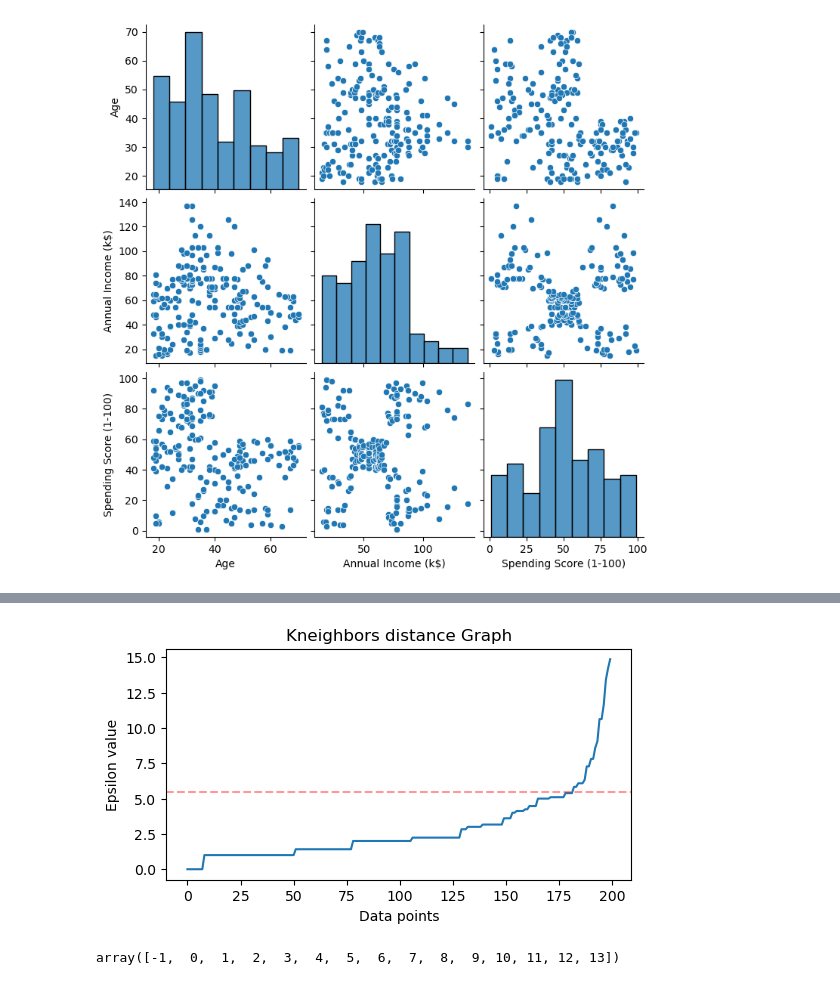
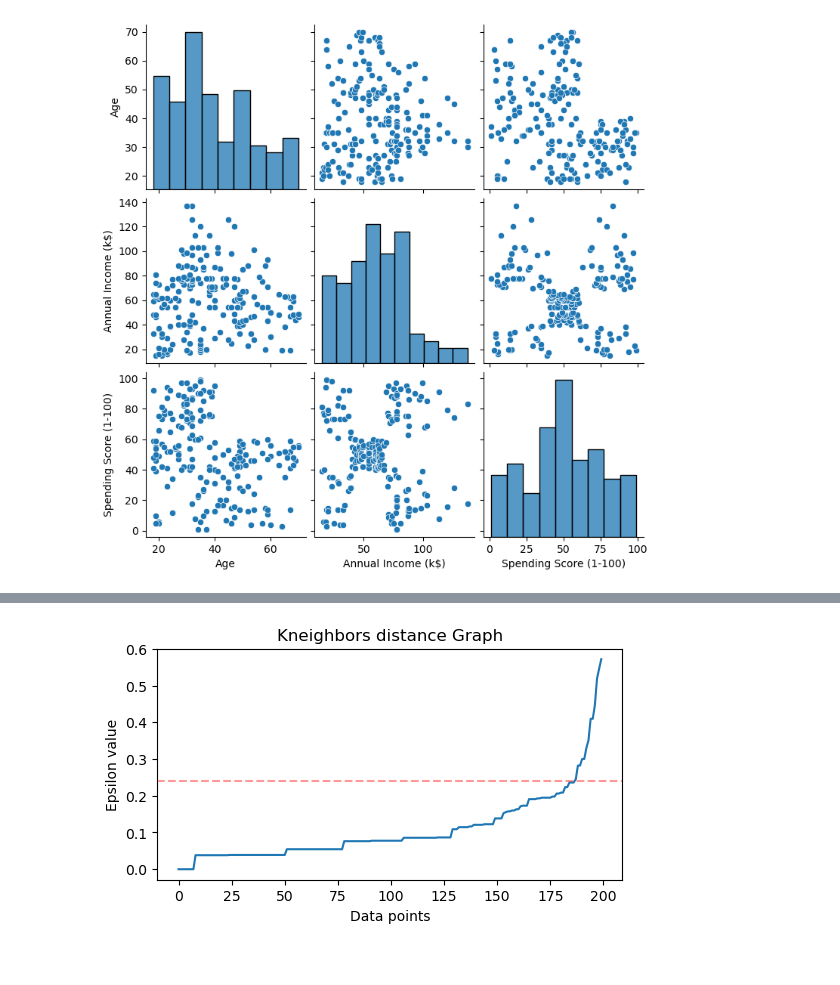
Before and after one commit to cassiasamp/logreg, a Jupyter notebook: notebooks/dbscan/dbscan.ipynb, the cells around one changed output, grey strips where cells are left out. Saved outputs shown, nothing was run; the diff lists cells and outputs as text; code cells hidden in the pictures.

```diff
--- a/notebooks/dbscan/dbscan.ipynb
+++ b/notebooks/dbscan/dbscan.ipynb
@@ -39,7 +58,7 @@ sns.pairplot(customer_data);#.title('Combination of variables distribution and s
 # %%
-# ss = StandardScaler()
-# scaled_data = ss.fit_transform(customer_data)
-# scaled_customer_data = pd.DataFrame(columns=selected_cols, data=scaled_data)
+ss = StandardScaler()
+scaled_data = ss.fit_transform(customer_data)
+scaled_customer_data = pd.DataFrame(columns=selected_cols, data=scaled_data)
 # %%
 customer_data.columns
 # %% [output]
@@ -56,26 +72,24 @@ import numpy as np
 import matplotlib.pyplot as plt
 %matplotlib inline
 
-nn = NearestNeighbors(n_neighbors=3)   # minpoints - 1
-nbrs = nn.fit(customer_data)
-distances, indices = nbrs.kneighbors(customer_data)
+nn = NearestNeighbors(n_neighbors=5)   # minpoints - 1
+nbrs = nn.fit(scaled_customer_data)
+distances, indices = nbrs.kneighbors(scaled_customer_data)
 # distances[:,1]
 distances = np.sort(distances, axis=0)
 distances = distances[:,1]
 # %%
 plt.figure(figsize=(6,3))
 plt.plot(distances)
-plt.axhline(y=5.5, color='r', linestyle='--', alpha=0.4)
+plt.axhline(y=0.24, color='r', linestyle='--', alpha=0.4)
 plt.title('Kneighbors distance Graph')
 plt.xlabel('Data points')
 plt.ylabel('Epsilon value')
 plt.show()
 # %% [output]
-[figure, old version]
+[figure, new version]
 # %%
 from sklearn.cluster import DBSCAN
 
-dbs = DBSCAN(eps=5.5, min_samples=3).fit(customer_data)
-np.unique(dbs.labels_)
+dbs = DBSCAN(eps=0.24, min_samples=5).fit(scaled_customer_data)
+labels = dbs.labels_
-# %% [output]
-array([-1,  0,  1,  2,  3,  4,  5,  6,  7,  8,  9, 10, 11, 12, 13])
```
Also changed, not shown: parts of 11 cells of this notebook.
